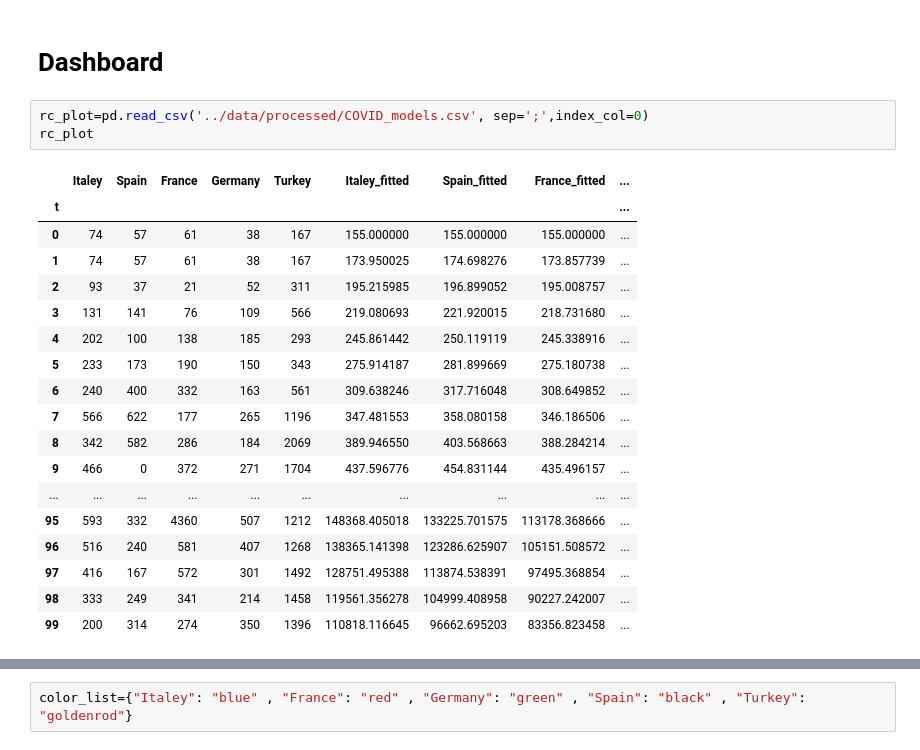
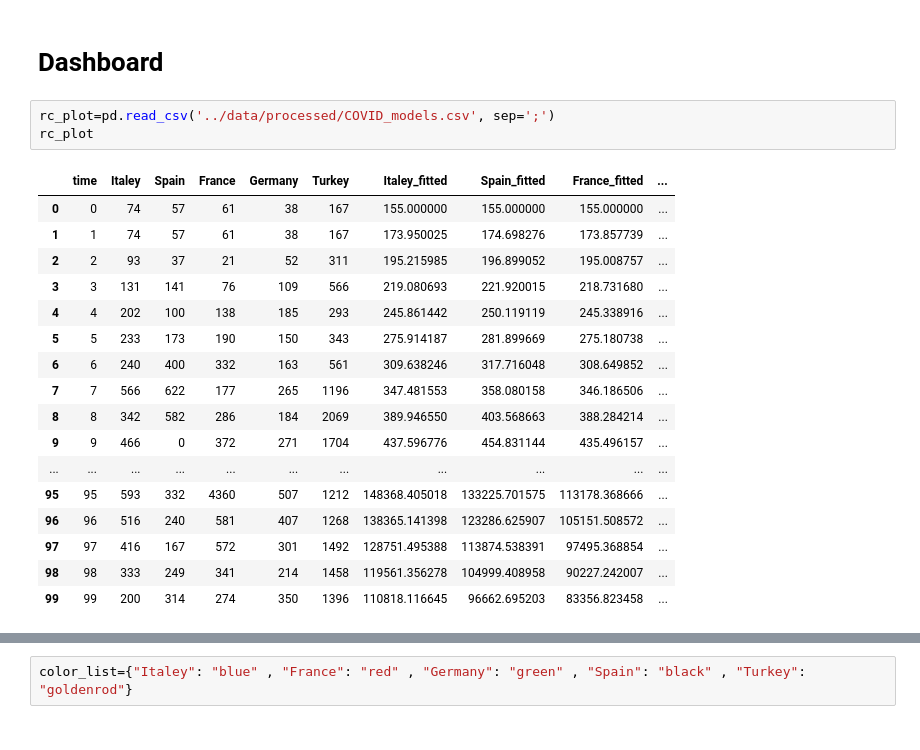
Before and after one commit to IhabAlzalam/EDS_Covid, a Jupyter notebook: notebooks/SIR_Modelling_Exercise.ipynb, the cells around one changed output, grey strips where cells are left out. Saved outputs shown, nothing was run; the diff lists cells and outputs as text.

```diff
--- a/notebooks/SIR_Modelling_Exercise.ipynb
+++ b/notebooks/SIR_Modelling_Exercise.ipynb
@@ -391,24 +405,23 @@ co_mod.to_csv('../data/processed/COVID_models.csv', sep=';', index=False)
 # %% [markdown]
 # Dashboard
 # %%
-rc_plot=pd.read_csv('../data/processed/COVID_models.csv', sep=';',index_col=0)
+rc_plot=pd.read_csv('../data/processed/COVID_models.csv', sep=';')
 rc_plot
 # %% [output]
-|  | Italey | Spain | France | Germany | Turkey | Italey_fitted | Spain_fitted | France_fitted | ... |
-| t |  |  |  |  |  |  |  |  | ... |
-| 0 | 74 | 57 | 61 | 38 | 167 | 155.000000 | 155.000000 | 155.000000 | ... |
-| 1 | 74 | 57 | 61 | 38 | 167 | 173.950025 | 174.698276 | 173.857739 | ... |
-| 2 | 93 | 37 | 21 | 52 | 311 | 195.215985 | 196.899052 | 195.008757 | ... |
-| 3 | 131 | 141 | 76 | 109 | 566 | 219.080693 | 221.920015 | 218.731680 | ... |
-| 4 | 202 | 100 | 138 | 185 | 293 | 245.861442 | 250.119119 | 245.338916 | ... |
-| 5 | 233 | 173 | 190 | 150 | 343 | 275.914187 | 281.899669 | 275.180738 | ... |
-| 6 | 240 | 400 | 332 | 163 | 561 | 309.638246 | 317.716048 | 308.649852 | ... |
-| 7 | 566 | 622 | 177 | 265 | 1196 | 347.481553 | 358.080158 | 346.186506 | ... |
-| 8 | 342 | 582 | 286 | 184 | 2069 | 389.946550 | 403.568663 | 388.284214 | ... |
-| 9 | 466 | 0 | 372 | 271 | 1704 | 437.596776 | 454.831144 | 435.496157 | ... |
-| ... | ... | ... | ... | ... | ... | ... | ... | ... | ... |
-| 95 | 593 | 332 | 4360 | 507 | 1212 | 148368.405018 | 133225.701575 | 113178.368666 | ... |
-| 96 | 516 | 240 | 581 | 407 | 1268 | 138365.141398 | 123286.625907 | 105151.508572 | ... |
-| 97 | 416 | 167 | 572 | 301 | 1492 | 128751.495388 | 113874.538391 | 97495.368854 | ... |
-| 98 | 333 | 249 | 341 | 214 | 1458 | 119561.356278 | 104999.408958 | 90227.242007 | ... |
-| 99 | 200 | 314 | 274 | 350 | 1396 | 110818.116645 | 96662.695203 | 83356.823458 | ... |
+|  | time | Italey | Spain | France | Germany | Turkey | Italey_fitted | Spain_fitted | France_fitted | ... |
+| 0 | 0 | 74 | 57 | 61 | 38 | 167 | 155.000000 | 155.000000 | 155.000000 | ... |
+| 1 | 1 | 74 | 57 | 61 | 38 | 167 | 173.950025 | 174.698276 | 173.857739 | ... |
+| 2 | 2 | 93 | 37 | 21 | 52 | 311 | 195.215985 | 196.899052 | 195.008757 | ... |
+| 3 | 3 | 131 | 141 | 76 | 109 | 566 | 219.080693 | 221.920015 | 218.731680 | ... |
+| 4 | 4 | 202 | 100 | 138 | 185 | 293 | 245.861442 | 250.119119 | 245.338916 | ... |
+| 5 | 5 | 233 | 173 | 190 | 150 | 343 | 275.914187 | 281.899669 | 275.180738 | ... |
+| 6 | 6 | 240 | 400 | 332 | 163 | 561 | 309.638246 | 317.716048 | 308.649852 | ... |
+| 7 | 7 | 566 | 622 | 177 | 265 | 1196 | 347.481553 | 358.080158 | 346.186506 | ... |
+| 8 | 8 | 342 | 582 | 286 | 184 | 2069 | 389.946550 | 403.568663 | 388.284214 | ... |
+| 9 | 9 | 466 | 0 | 372 | 271 | 1704 | 437.596776 | 454.831144 | 435.496157 | ... |
+| ... | ... | ... | ... | ... | ... | ... | ... | ... | ... | ... |
+| 95 | 95 | 593 | 332 | 4360 | 507 | 1212 | 148368.405018 | 133225.701575 | 113178.368666 | ... |
+| 96 | 96 | 516 | 240 | 581 | 407 | 1268 | 138365.141398 | 123286.625907 | 105151.508572 | ... |
+| 97 | 97 | 416 | 167 | 572 | 301 | 1492 | 128751.495388 | 113874.538391 | 97495.368854 | ... |
+| 98 | 98 | 333 | 249 | 341 | 214 | 1458 | 119561.356278 | 104999.408958 | 90227.242007 | ... |
+| 99 | 99 | 200 | 314 | 274 | 350 | 1396 | 110818.116645 | 96662.695203 | 83356.823458 | ... |
```
Also changed, not shown: parts of 14 cells of this notebook, 4 other files.
